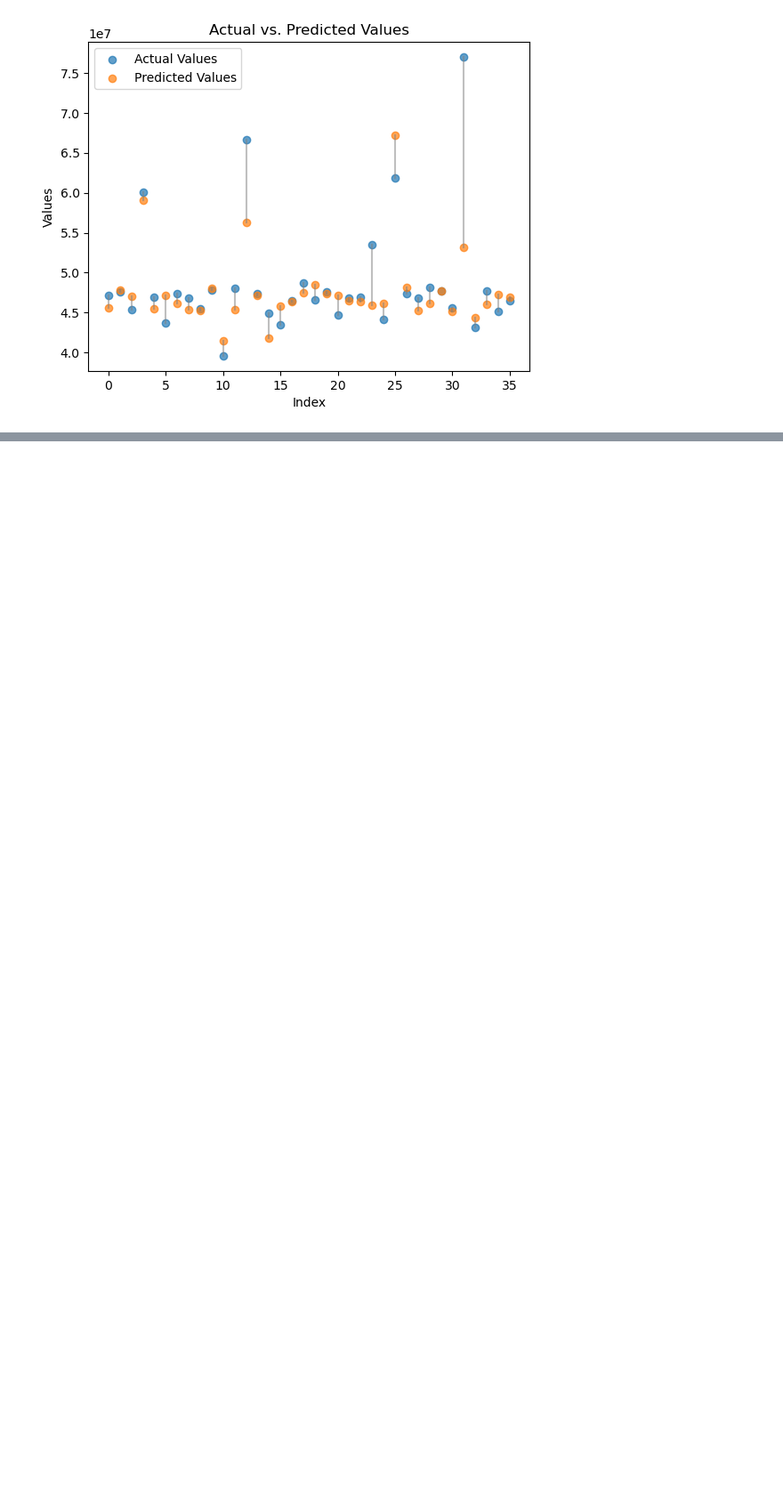
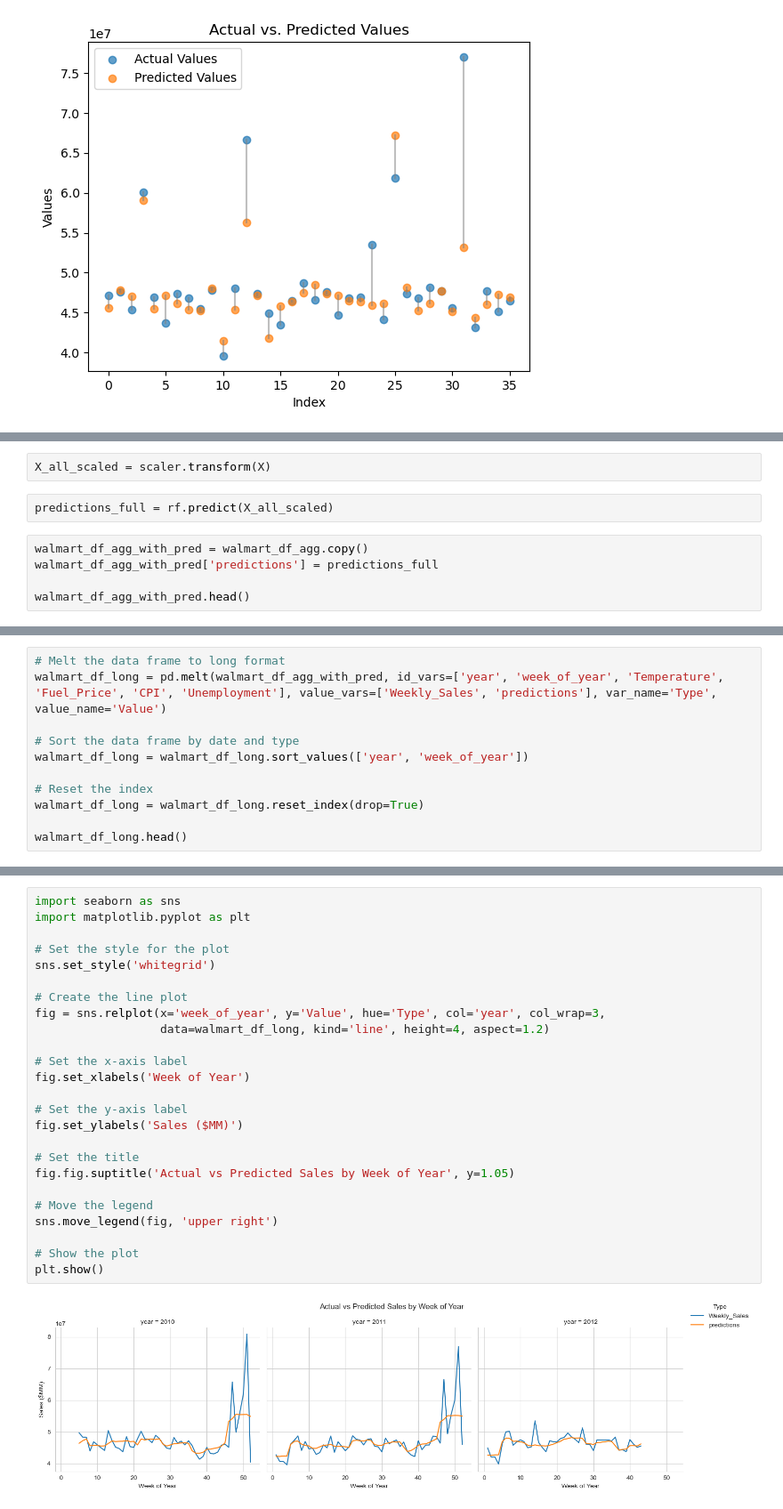
Before and after one commit to MEJillFarley/Walmart-Sales-Forecast, a Jupyter notebook: project_4_randomforest_monthly_V2.ipynb, the cells around one changed output, grey strips where cells are left out. Shown at 89% size. Cells and saved outputs as stored; diff of their text form; blank space fills up the shorter version.

```diff
--- a/project_4_randomforest_monthly_V2.ipynb
+++ b/project_4_randomforest_monthly_V2.ipynb
@@ -254,0 +373,9 @@ plt.show()
+# %%
+X_all_scaled = scaler.transform(X)
+# %%
+predictions_full = rf.predict(X_all_scaled)
+# %%
+walmart_df_agg_with_pred = walmart_df_agg.copy()
+walmart_df_agg_with_pred['predictions'] = predictions_full
+
+walmart_df_agg_with_pred.head()
@@ -254,0 +389,11 @@ plt.show()
+# %%
+# Melt the data frame to long format
+walmart_df_long = pd.melt(walmart_df_agg_with_pred, id_vars=['year', 'week_of_year', 'Temperature', 'Fuel_Price', 'CPI', 'Unemployment'], value_vars=['Weekly_Sales', 'predictions'], var_name='Type', value_name='Value')
+
+# Sort the data frame by date and type
+walmart_df_long = walmart_df_long.sort_values(['year', 'week_of_year'])
+
+# Reset the index
+walmart_df_long = walmart_df_long.reset_index(drop=True)
+
+walmart_df_long.head()
@@ -254,0 +407,27 @@ plt.show()
+# %%
+import seaborn as sns
+import matplotlib.pyplot as plt
+
+# Set the style for the plot
+sns.set_style('whitegrid')
+
+# Create the line plot
+fig = sns.relplot(x='week_of_year', y='Value', hue='Type', col='year', col_wrap=3,
+                  data=walmart_df_long, kind='line', height=4, aspect=1.2)
+
+# Set the x-axis label
+fig.set_xlabels('Week of Year')
+
+# Set the y-axis label
+fig.set_ylabels('Sales ($MM)')
+
+# Set the title
+fig.fig.suptitle('Actual vs Predicted Sales by Week of Year', y=1.05)
+
+# Move the legend
+sns.move_legend(fig, 'upper right')
+
+# Show the plot
+plt.show()
+# %% [output]
+[figure, added]
```
Also changed, not shown: parts of 14 cells of this notebook.
